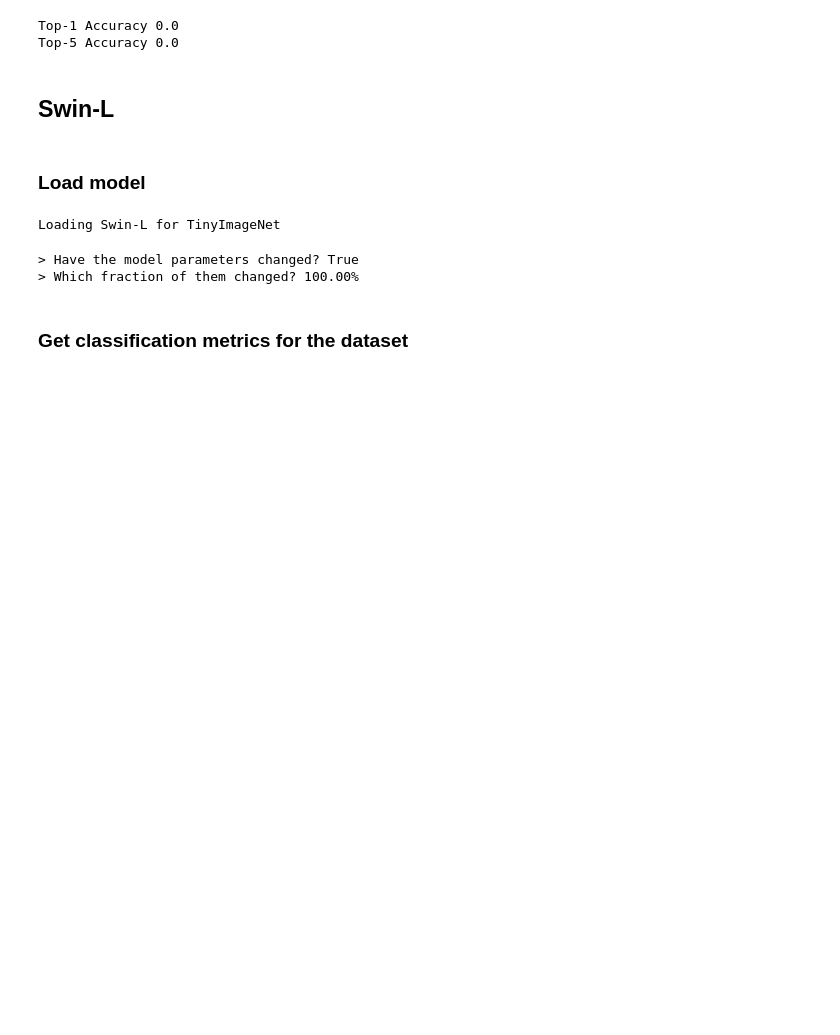
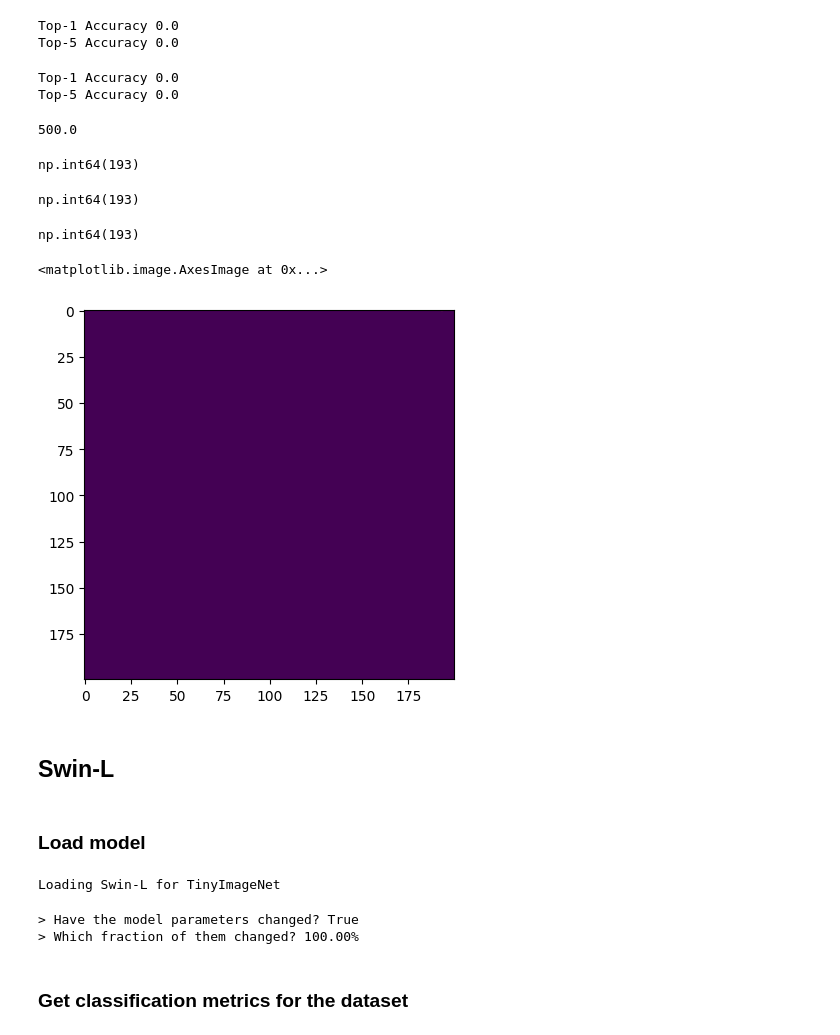
Before and after one commit to 0xInfty/Autoguided, a Jupyter notebook: Images/analysis/ClassifierModel.ipynb, the cells around one changed output. Drawn from its saved outputs; the diff is of its cells as text; code cells hidden in the pictures; blank space fills up the shorter version.

```diff
--- a/Images/analysis/ClassifierModel.ipynb
+++ b/Images/analysis/ClassifierModel.ipynb
@@ -69,6 +92,37 @@ top_1_accuracy, top_5_accuracy, confusion_matrix, top_5_correct = results
 # %% [output]
 Top-1 Accuracy 0.0
 Top-5 Accuracy 0.0
+# %%
+n_samples = 4000
+batch_size = 100
+save_period = 5
+results = valm.get_classification_metrics(model, "tiny", n_samples, batch_size=batch_size,
+                                          save_period=save_period, verbose=True, do_upsample=False)
+top_1_accuracy, top_5_accuracy, confusion_matrix, top_5_correct = results
+# %% [output]
+Top-1 Accuracy 0.0
+Top-5 Accuracy 0.0
+# %%
+100e3/200
+# %% [output]
+500.0
+# %%
+confusion_matrix[0].argmax()
+# %% [output]
+np.int64(193)
+# %%
+confusion_matrix[1].argmax()
+# %% [output]
+np.int64(193)
+# %%
+confusion_matrix[2].argmax()
+# %% [output]
+np.int64(193)
+# %%
+plt.imshow(confusion_matrix/confusion_matrix.max())
+# %% [output]
+<matplotlib.image.AxesImage at 0x...>
+[figure, added]
 # %% [markdown]
 ## Swin-L
 # %% [markdown]
```
Also changed, not shown: parts of 5 cells of this notebook, 1 other file.
